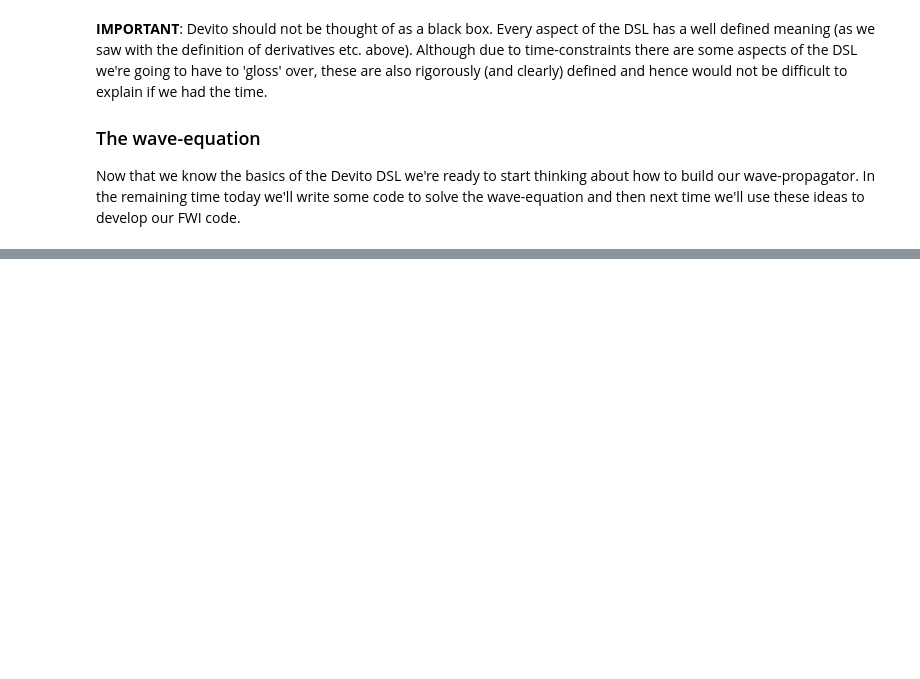
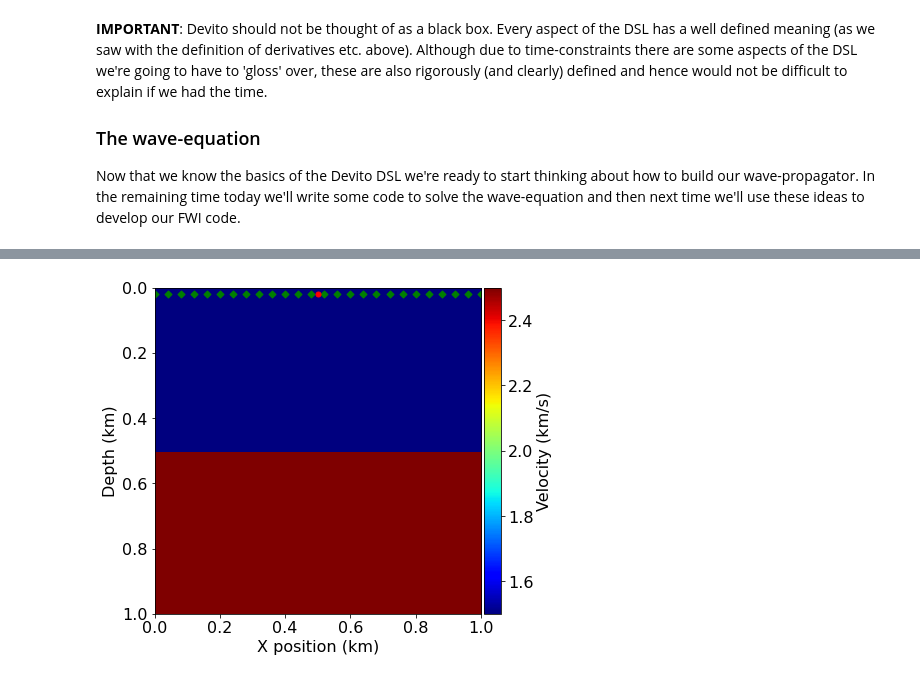
Before and after one commit to matt-piggott/Geophysical-inversion-undergraduate, a Jupyter notebook: lectures/L7/L7.ipynb, the cells around one changed output, grey strips where cells are left out. Cells and saved outputs as stored; diff of their text form; code cells hidden in the pictures; blank space fills up the shorter version.

```diff
--- a/lectures/L7/L7.ipynb
+++ b/lectures/L7/L7.ipynb
@@ -503,0 +602,18 @@ where $\eta$ is the damping mask which is equal to $0$ inside the physical domai
+# %%
+#NBVAL_IGNORE_OUTPUT
+from examples.seismic import Receiver
+
+# Create symbol for 101 receivers
+rec = Receiver(name='rec', grid=model.grid, npoint=101, time_range=time_range)
+
+# Prescribe even spacing for receivers along the x-axis
+rec.coordinates.data[:, 0] = np.linspace(0, model.domain_size[0], num=101)
+rec.coordinates.data[:, 1] = 20.  # Depth is 20m
+
+# We can now show the source and receivers within our domain:
+# Red dot: Source location
+# Green dots: Receiver locations (every 4th point)
+plot_velocity(model, source=src.coordinates.data,
+              receiver=rec.coordinates.data[::4, :])
+# %% [output]
+[figure, added]
```
Also changed, not shown: parts of 33 cells of this notebook.
